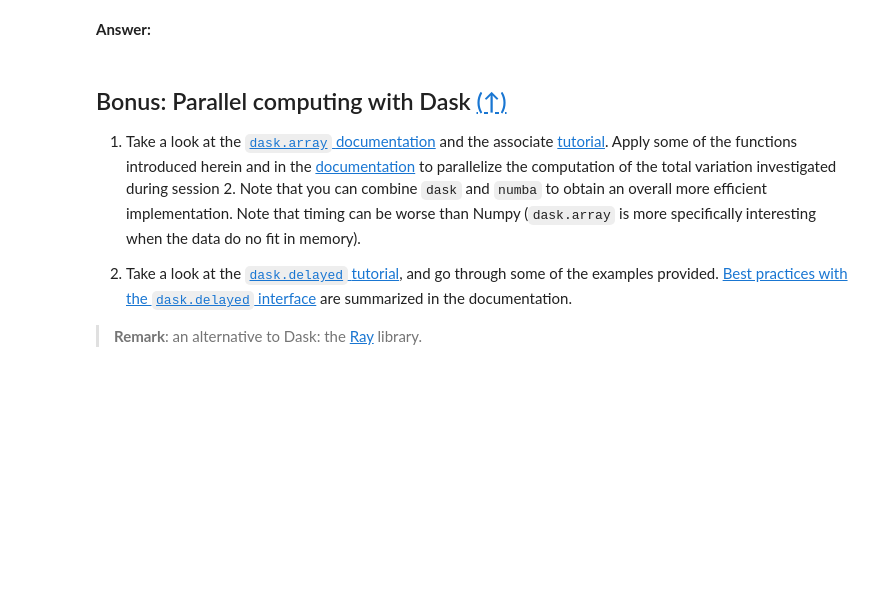
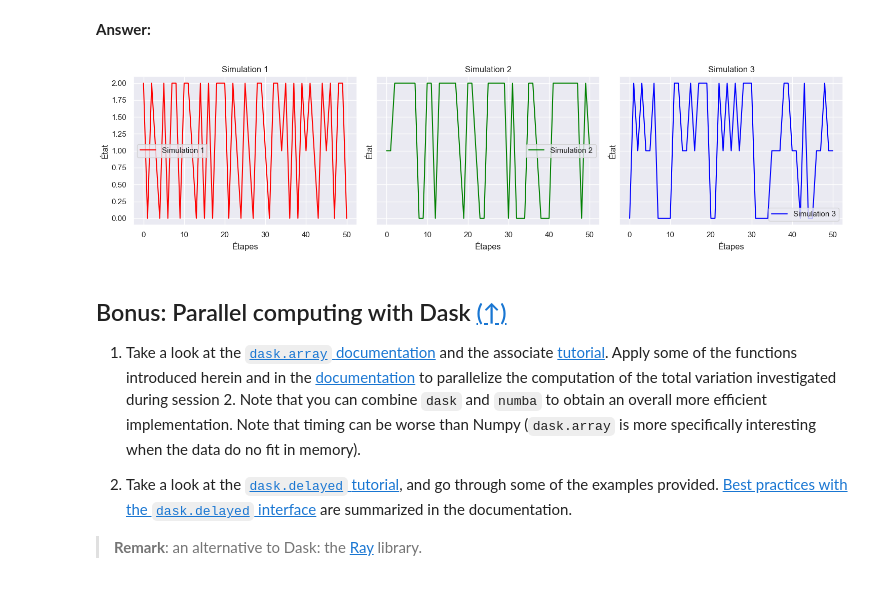
Before and after one commit to SerinaTraore/python_sdia, a Jupyter notebook: Labs/source/Lab5/lab5.ipynb, the cells around one changed output. Saved outputs shown, nothing was run; the diff lists cells and outputs as text; code cells hidden in the pictures; blank space fills up the shorter version.

```diff
--- a/Labs/source/Lab5/lab5.ipynb
+++ b/Labs/source/Lab5/lab5.ipynb
@@ -153,3 +313,28 @@ Here is an example of execution :
+# %%
+import dask
+from dask import delayed
+fig, axes = plt.subplots(1, 3, figsize=(15, 4), sharey=True)
+
+simulations = setup_simulations()
+
+#Lazy
+delayed_results = [delayed(markov)(*params) for params in simulations]
+#Calculs
+results = dask.compute(*delayed_results)
+
+# Affichage des résultats
+for i, trajectory in enumerate(results):
+    axes[i].plot(range(len(trajectory)), trajectory, label=f'Simulation {i + 1}', color=colors[i])
+    axes[i].set_title(f'Simulation {i + 1}')
+    axes[i].set_xlabel("Étapes")
+    axes[i].set_ylabel("État")
+    axes[i].grid(True)
+    axes[i].legend()
+
+plt.tight_layout()
+plt.show()
+# %% [output]
+[figure, added]
 # %% [markdown]
 ## <a name="bonus">Bonus: Parallel computing with Dask</a> [(&#8593;)](#content)
 
```
Also changed, not shown: parts of 13 cells of this notebook, 3 other files.
